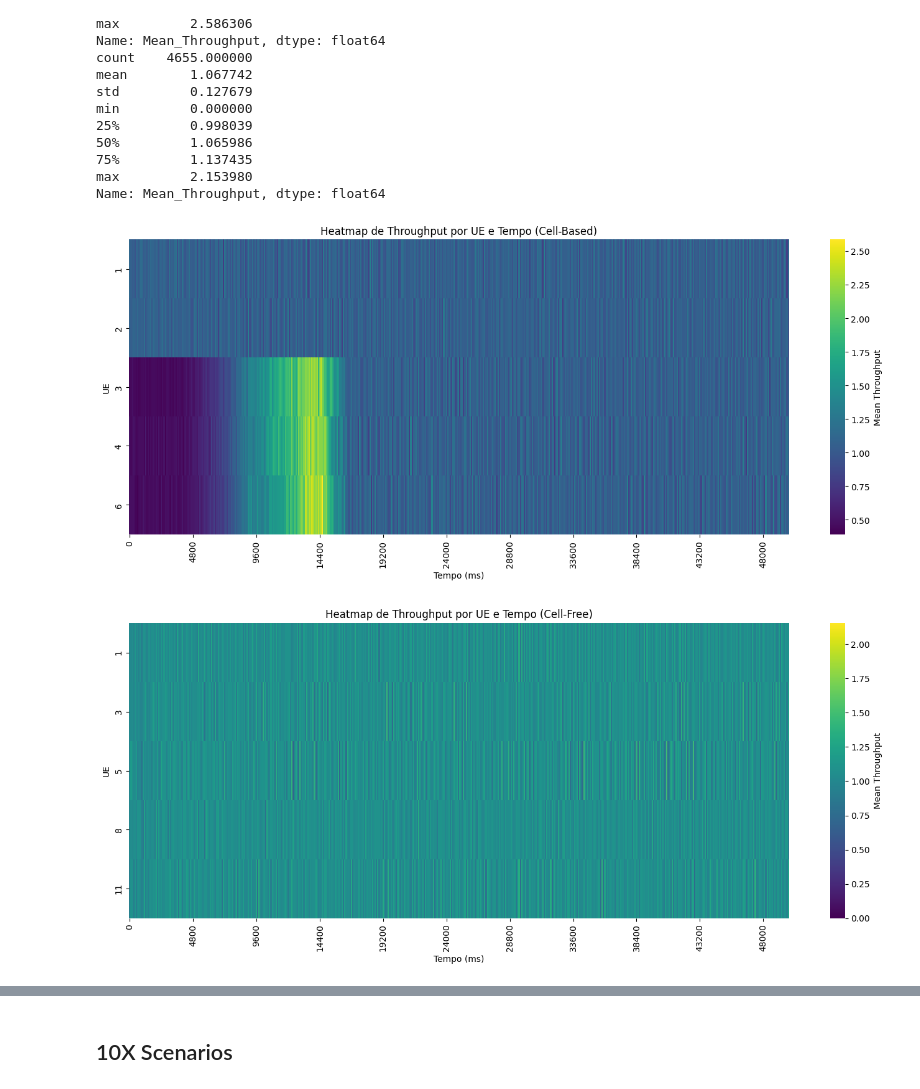
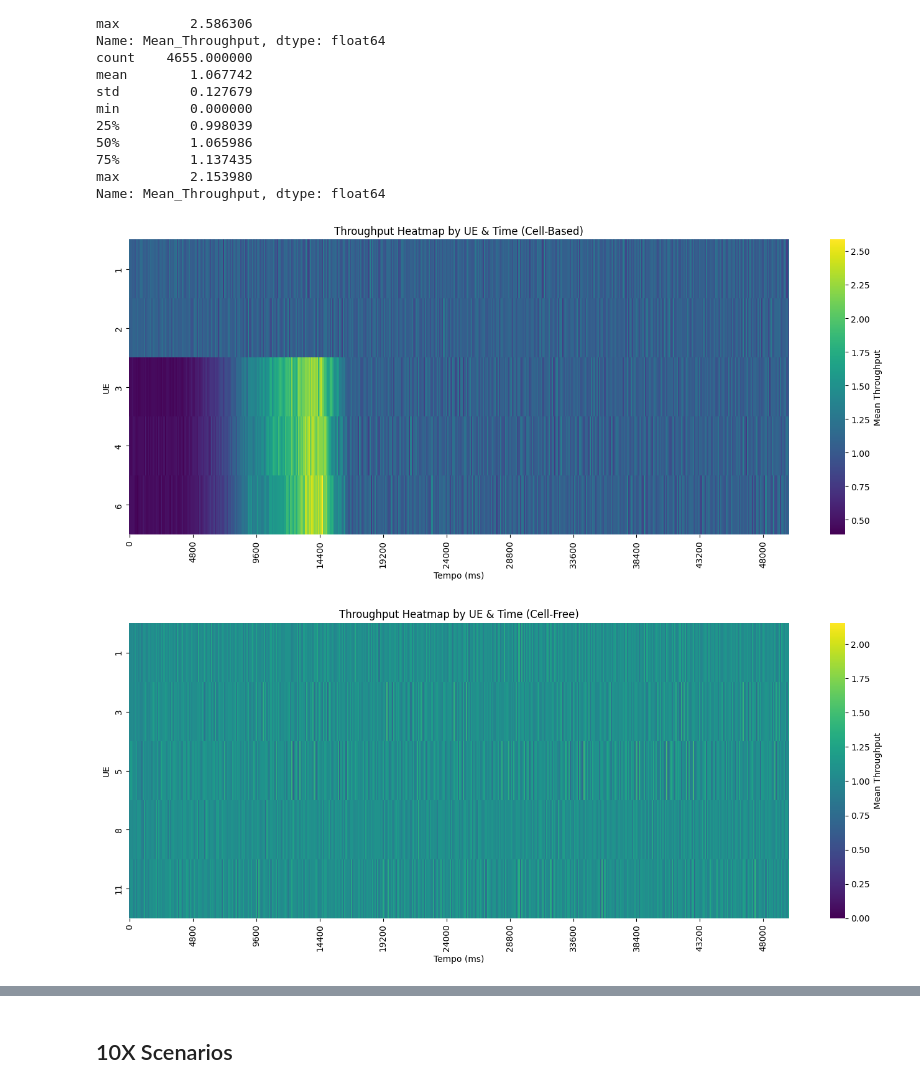
Before and after one commit to Surpr1se0/OAI-tests, a Jupyter notebook: scripts/ue-aggr.ipynb, the cells around one changed output, grey strips where cells are left out. Cells and saved outputs as stored; diff of their text form; code cells hidden in the pictures.

```diff
--- a/scripts/ue-aggr.ipynb
+++ b/scripts/ue-aggr.ipynb
@@ -206,34 +203,33 @@ min         0.000000
 max         2.153980
 Name: Mean_Throughput, dtype: float64
 # %%
-
 heat_cb = df_cb_5.pivot(index="UE_ID", columns="Time_ms", values="Mean_Throughput")
 heat_cf = df_cf_5.pivot(index="UE_ID", columns="Time_ms", values="Mean_Throughput")
 
 # Plot Cell-Based
 plt.figure(figsize=(14, 6))
 sns.heatmap(heat_cb, cmap="viridis", cbar_kws={'label': 'Mean Throughput'})
-plt.title("Heatmap de Throughput por UE e Tempo (Cell-Based)")
+plt.title("Throughput Heatmap by UE & Time (Cell-Based)")
 plt.xlabel("Tempo (ms)")
 plt.locator_params(axis="x", nbins=20)
 plt.ylabel("UE")
 plt.tight_layout()
 plt.xlim(0,500)
 plt.show()
 
 # Plot Cell-Free
 plt.figure(figsize=(14, 6))
 sns.heatmap(heat_cf, cmap="viridis", cbar_kws={'label': 'Mean Throughput'})
-plt.title("Heatmap de Throughput por UE e Tempo (Cell-Free)")
+plt.title("Throughput Heatmap by UE & Time (Cell-Free)")
 plt.xlabel("Tempo (ms)")
 plt.locator_params(axis="x", nbins=20)
 plt.ylabel("UE")
 plt.xlim(0,500)
 plt.tight_layout()
 plt.show()
 # %% [output]
-[figure, old version]
+[figure, new version]
-[figure, old version]
+[figure, new version]
 # %%
 # Round of throughput values to 3 decimal places
 df_cb_5["Mean_Throughput"] = df_cb_5["Mean_Throughput"].round(3)
```
Also changed, not shown: parts of 7 cells of this notebook.
